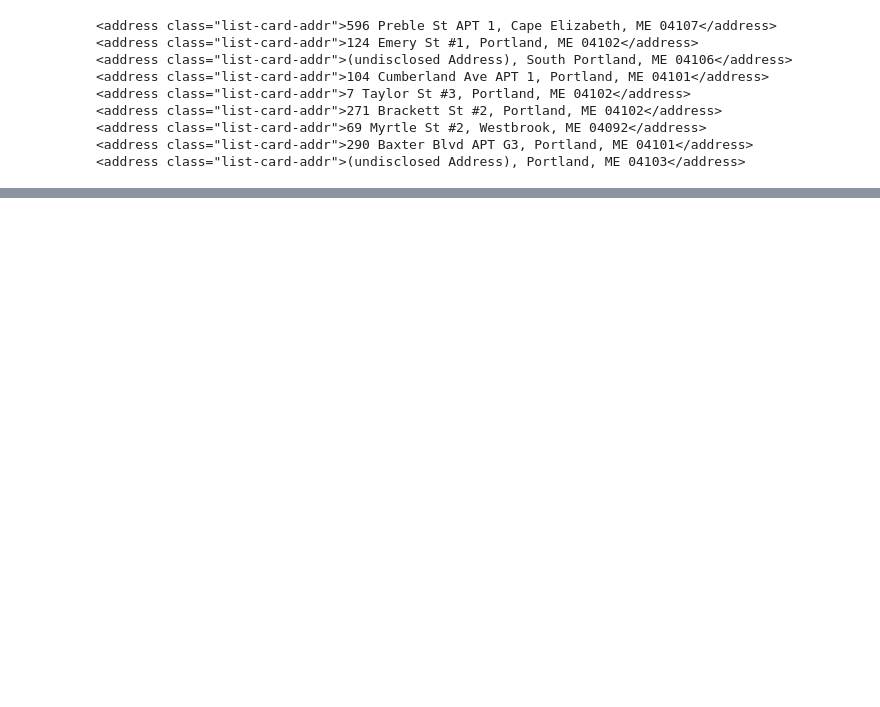
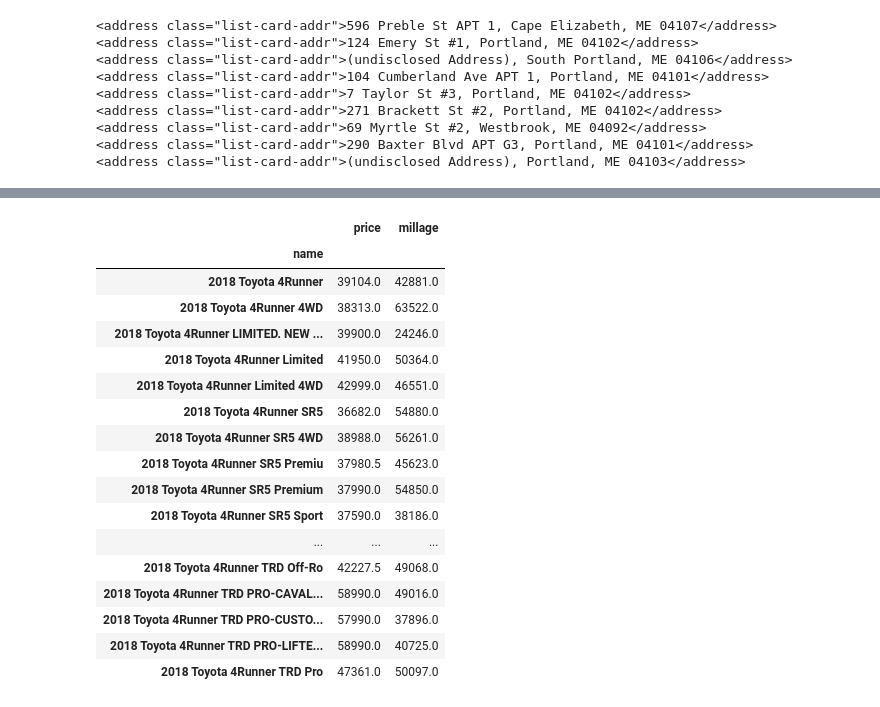
Before and after one commit to zyune/data_visualization_web, a Jupyter notebook: scrapy_ spider/tutorial/tutorial/spiders/beautufulsoup_or_zillow.ipynb, the cells around one changed output, grey strips where cells are left out. Saved outputs shown, nothing was run; the diff lists cells and outputs as text; code cells hidden in the pictures; blank space fills up the shorter version.

```diff
--- a/scrapy_ spider/tutorial/tutorial/spiders/beautufulsoup_or_zillow.ipynb
+++ b/scrapy_ spider/tutorial/tutorial/spiders/beautufulsoup_or_zillow.ipynb
@@ -27,0 +49,21 @@ Untitled.ipynb        aaa
+# %%
+fourrunner_trim
+# %% [output]
+|  | price | millage |
+| name |  |  |
+| 2018 Toyota 4Runner | 39104.0 | 42881.0 |
+| 2018 Toyota 4Runner 4WD | 38313.0 | 63522.0 |
+| 2018 Toyota 4Runner LIMITED. NEW ... | 39900.0 | 24246.0 |
+| 2018 Toyota 4Runner Limited | 41950.0 | 50364.0 |
+| 2018 Toyota 4Runner Limited 4WD | 42999.0 | 46551.0 |
+| 2018 Toyota 4Runner SR5 | 36682.0 | 54880.0 |
+| 2018 Toyota 4Runner SR5 4WD | 38988.0 | 56261.0 |
+| 2018 Toyota 4Runner SR5 Premiu | 37980.5 | 45623.0 |
+| 2018 Toyota 4Runner SR5 Premium | 37990.0 | 54850.0 |
+| 2018 Toyota 4Runner SR5 Sport | 37590.0 | 38186.0 |
+| ... | ... | ... |
+| 2018 Toyota 4Runner TRD Off-Ro | 42227.5 | 49068.0 |
+| 2018 Toyota 4Runner TRD PRO-CAVAL... | 58990.0 | 49016.0 |
+| 2018 Toyota 4Runner TRD PRO-CUSTO... | 57990.0 | 37896.0 |
+| 2018 Toyota 4Runner TRD PRO-LIFTE... | 58990.0 | 40725.0 |
+| 2018 Toyota 4Runner TRD Pro | 47361.0 | 50097.0 |
```
Also changed, not shown: parts of 4 cells of this notebook, 9 other files.
